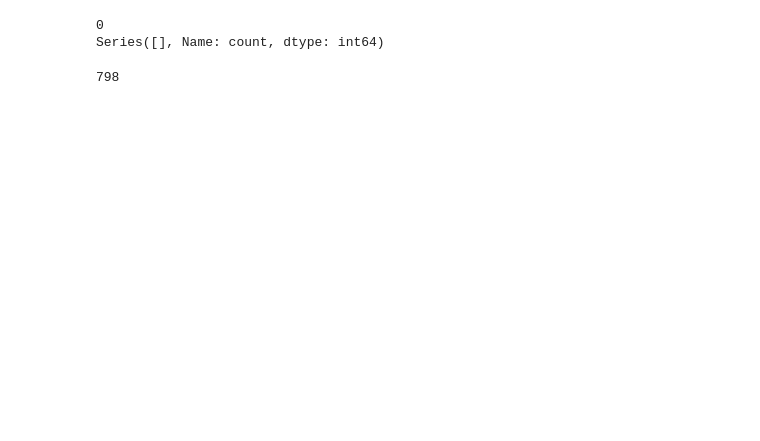
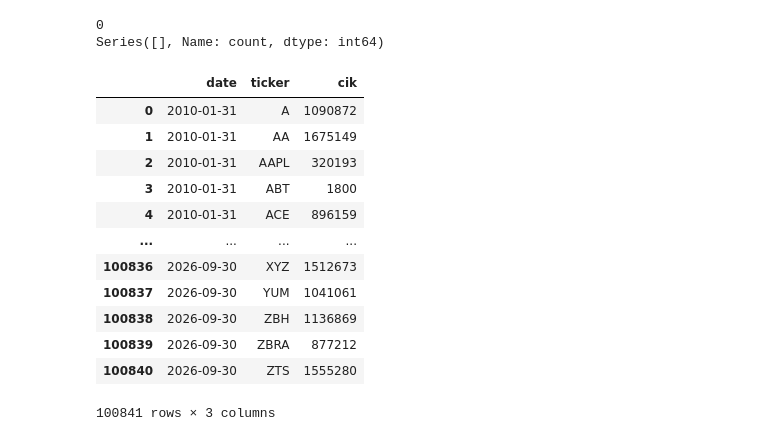
Before and after one commit to 2mrkhomenko/AAIS, a Jupyter notebook: Lesson 2 project/main.ipynb, the cells around one changed output. Drawn from its saved outputs; the diff is of its cells as text; code cells hidden in the pictures; blank space fills up the shorter version.

```diff
--- a/Lesson 2 project/main.ipynb
+++ b/Lesson 2 project/main.ipynb
@@ -368,10 +349,19 @@ print(panel.loc[panel["cik"].isna(), "ticker"].value_counts().head(20))
 Series([], Name: count, dtype: int64)
 # %%
 panel['cik'] = panel['cik'].astype(int)
-# %%
-members = panel.dropna(subset=["cik"]).copy()
-members["cik"] = members["cik"].astype(int)
-ciks = members["cik"].unique()
-print(len(ciks))
-# %% [output]
-798
+# %%
+panel
+# %% [output]
+|  | date | ticker | cik |
+| 0 | 2010-01-31 | A | 1090872 |
+| 1 | 2010-01-31 | AA | 1675149 |
+| 2 | 2010-01-31 | AAPL | 320193 |
+| 3 | 2010-01-31 | ABT | 1800 |
+| 4 | 2010-01-31 | ACE | 896159 |
+| ... | ... | ... | ... |
+| 100836 | 2026-09-30 | XYZ | 1512673 |
+| 100837 | 2026-09-30 | YUM | 1041061 |
+| 100838 | 2026-09-30 | ZBH | 1136869 |
+| 100839 | 2026-09-30 | ZBRA | 877212 |
+| 100840 | 2026-09-30 | ZTS | 1555280 |
+100841 rows × 3 columns
```
Also changed, not shown: parts of 10 cells of this notebook.
